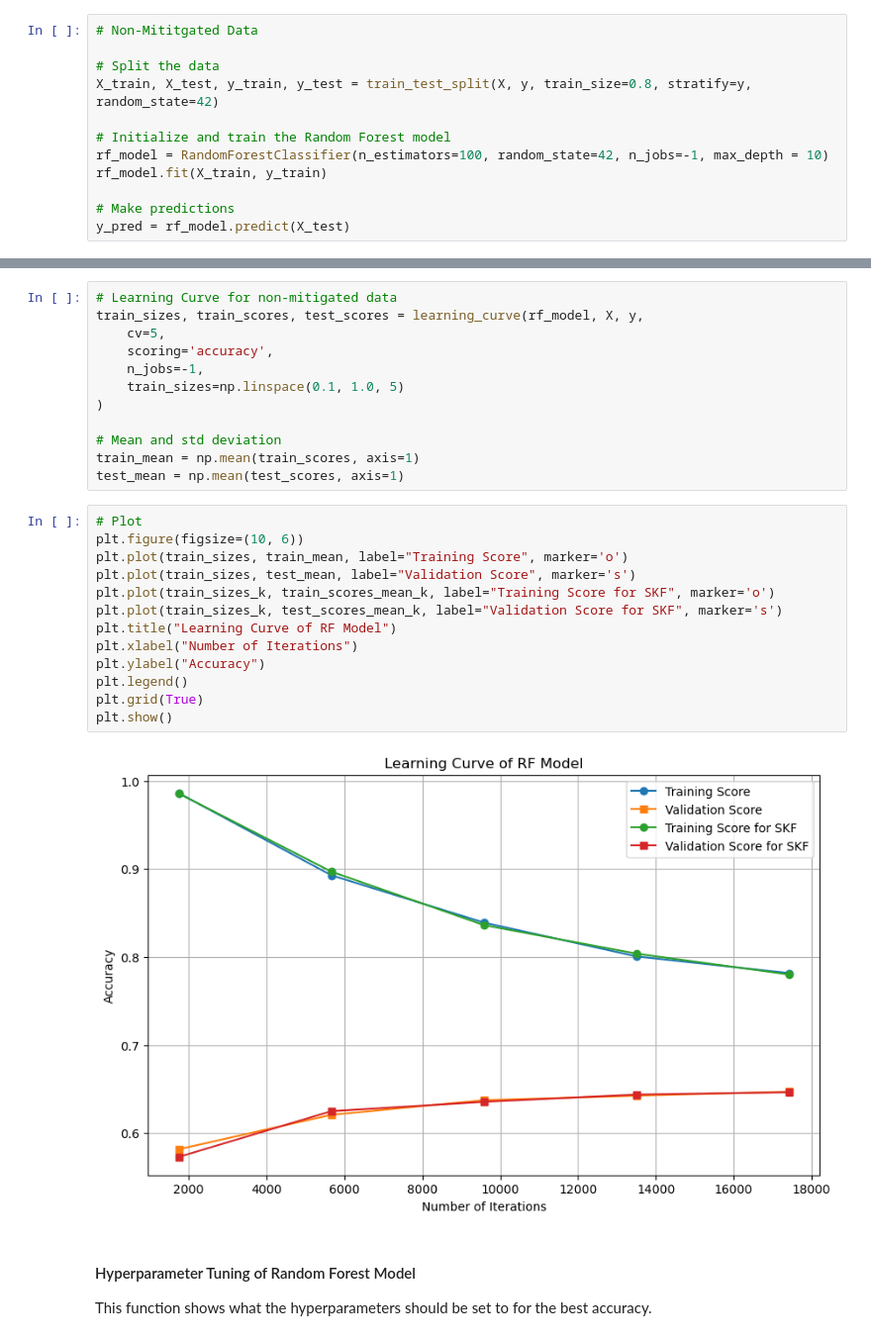
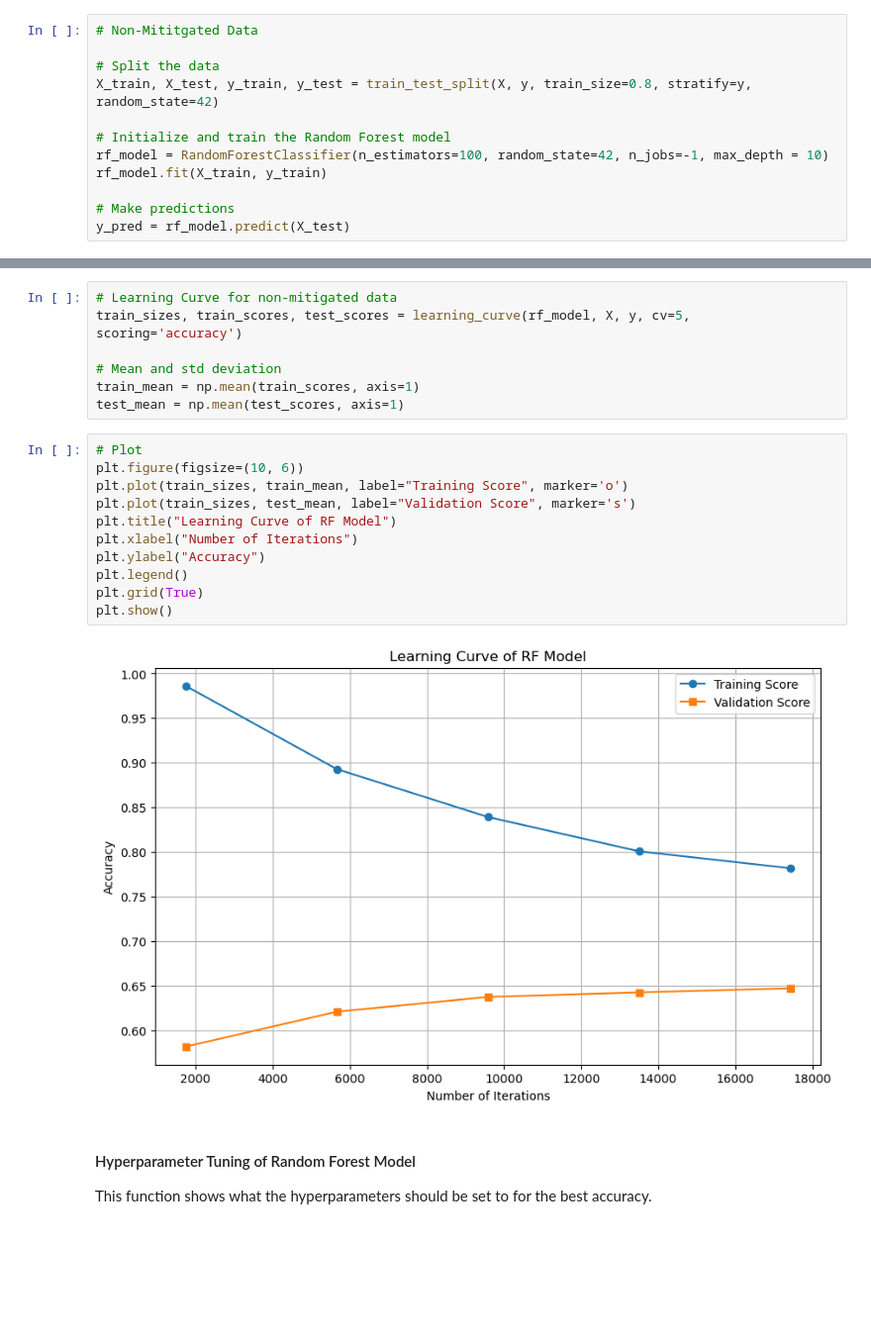
Before and after one commit to gfernan5/galaxy_classifier, a Jupyter notebook: galaxy_classifier.ipynb, the cells around one changed output, grey strips where cells are left out. Shown at 99% size. Drawn from its saved outputs; the diff is of its cells as text; blank space fills up the shorter version.

```diff
--- a/galaxy_classifier.ipynb
+++ b/galaxy_classifier.ipynb
@@ -351,11 +407,6 @@ plt.show()
 # %%
 # Learning Curve for non-mitigated data
-train_sizes, train_scores, test_scores = learning_curve(rf_model, X, y,
-    cv=5,
-    scoring='accuracy',
-    n_jobs=-1,
-    train_sizes=np.linspace(0.1, 1.0, 5)
-)
+train_sizes, train_scores, test_scores = learning_curve(rf_model, X, y, cv=5, scoring='accuracy')
 
 # Mean and std deviation
 train_mean = np.mean(train_scores, axis=1)
@@ -363,18 +414,16 @@ test_mean = np.mean(test_scores, axis=1)
 # %%
 # Plot
 plt.figure(figsize=(10, 6))
 plt.plot(train_sizes, train_mean, label="Training Score", marker='o')
 plt.plot(train_sizes, test_mean, label="Validation Score", marker='s')
-plt.plot(train_sizes_k, train_scores_mean_k, label="Training Score for SKF", marker='o')
-plt.plot(train_sizes_k, test_scores_mean_k, label="Validation Score for SKF", marker='s')
 plt.title("Learning Curve of RF Model")
 plt.xlabel("Number of Iterations")
 plt.ylabel("Accuracy")
 plt.legend()
 plt.grid(True)
 plt.show()
 # %% [output]
-[figure, old version]
+[figure, new version]
 # %% [markdown]
 #### Hyperparameter Tuning of Random Forest Model
 This function shows what the hyperparameters should be set to for the best accuracy.
```
Also changed, not shown: parts of 15 cells of this notebook.
